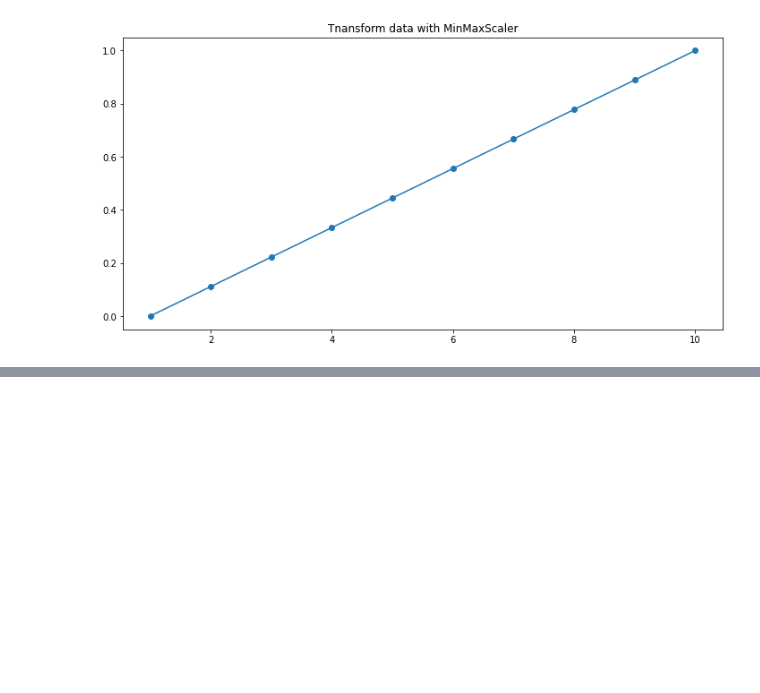
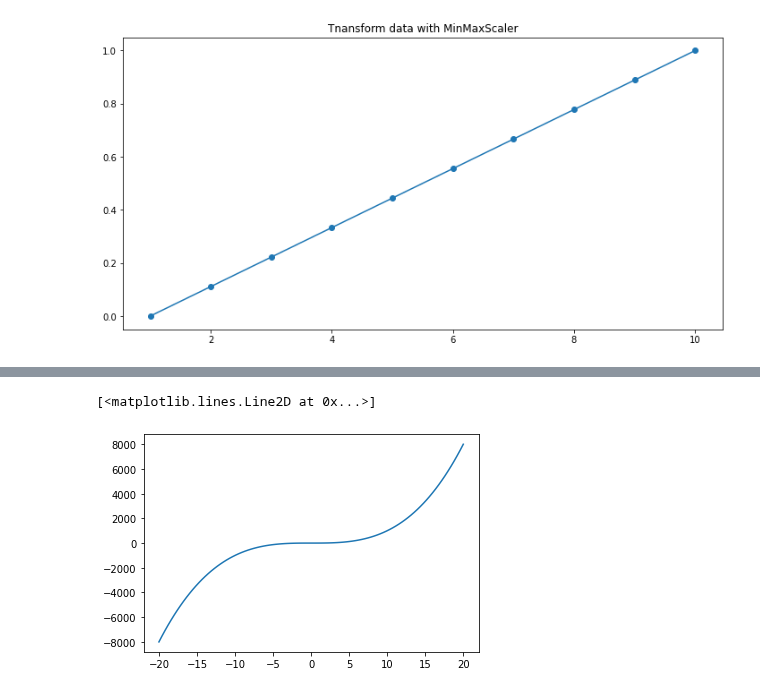
Before and after one commit to Stynic/train_ml_math, a Jupyter notebook: ml/low_level/module_3/notebook_3.ipynb, the cells around one changed output, grey strips where cells are left out. Drawn from its saved outputs; the diff is of its cells as text; code cells hidden in the pictures; blank space fills up the shorter version.

```diff
--- a/ml/low_level/module_3/notebook_3.ipynb
+++ b/ml/low_level/module_3/notebook_3.ipynb
@@ -413,0 +437,6 @@ RMSE = 7.23776861244768e-17
+# %%
+# polinom 3 level - giperbola
+plt.plot(x, x**3)
+# %% [output]
+[<matplotlib.lines.Line2D at 0x...>]
+[figure, added]
```
Also changed, not shown: parts of 29 cells of this notebook, 1 other file.
